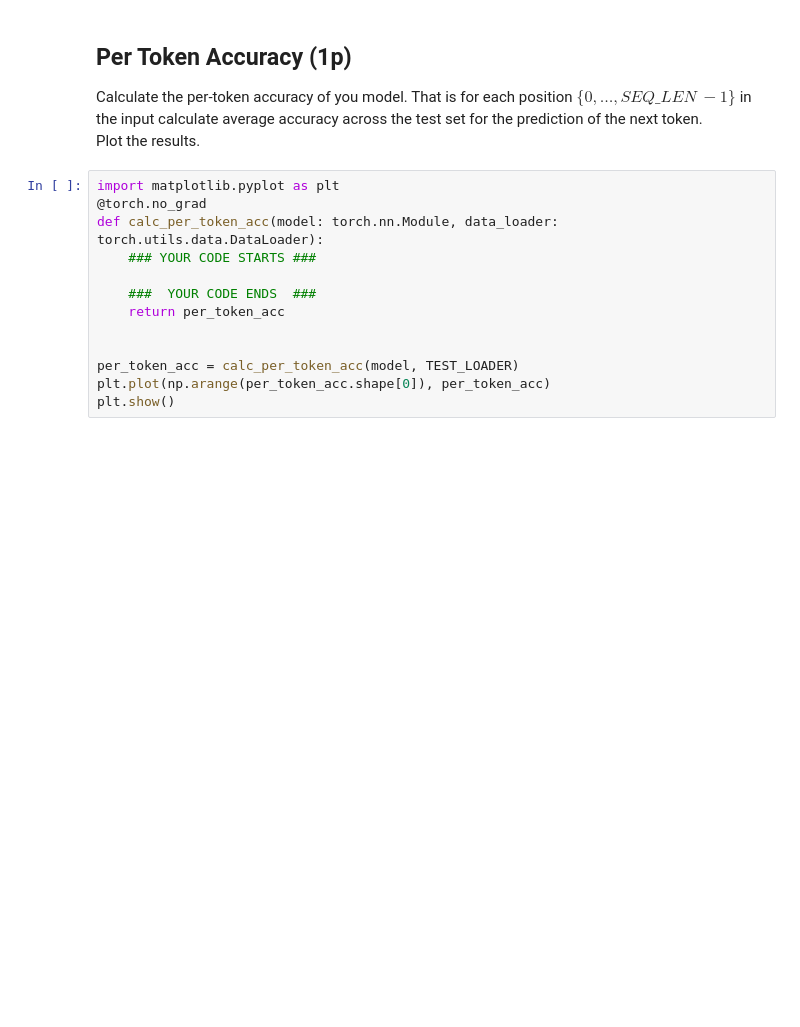
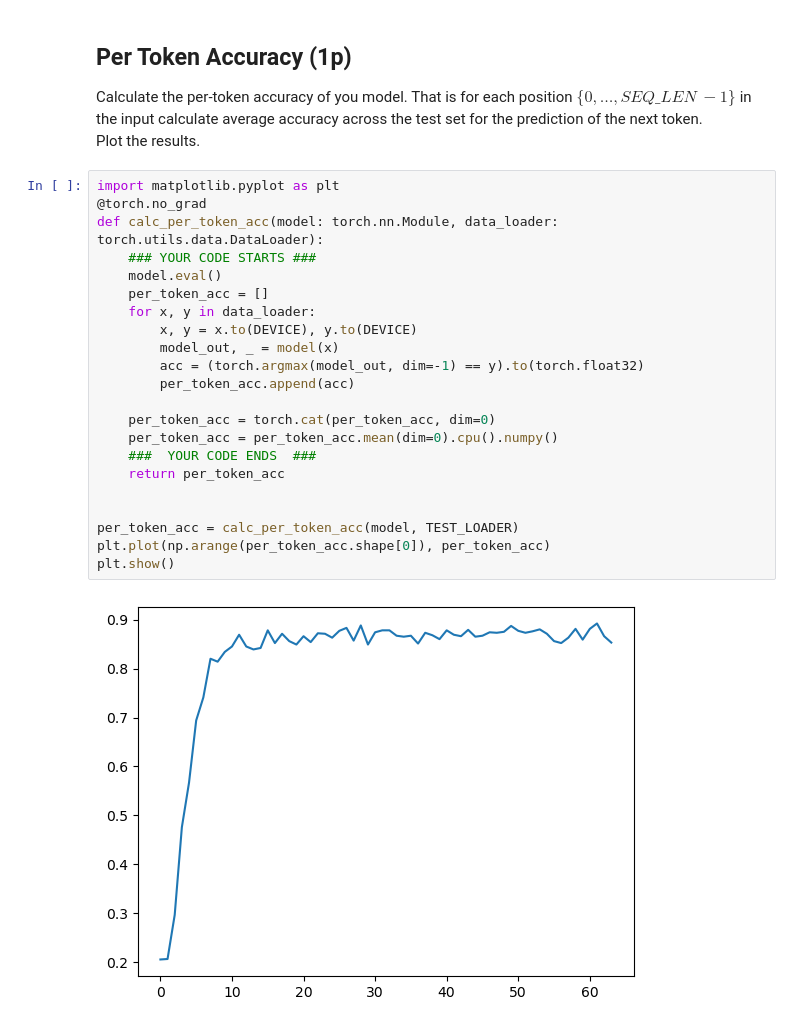
Before and after one commit to SzymonM213/dnn-task3, a Jupyter notebook: Kopia_notatnika_hw3_transformer_student.ipynb, the cells around one changed output. Drawn from its saved outputs; the diff is of its cells as text; blank space fills up the shorter version.

```diff
--- a/Kopia_notatnika_hw3_transformer_student.ipynb
+++ b/Kopia_notatnika_hw3_transformer_student.ipynb
@@ -1167,13 +1198,24 @@ Plot the results.
 # %%
 import matplotlib.pyplot as plt
 @torch.no_grad
 def calc_per_token_acc(model: torch.nn.Module, data_loader: torch.utils.data.DataLoader):
     ### YOUR CODE STARTS ###
+    model.eval()
+    per_token_acc = []
+    for x, y in data_loader:
+        x, y = x.to(DEVICE), y.to(DEVICE)
+        model_out, _ = model(x)
+        acc = (torch.argmax(model_out, dim=-1) == y).to(torch.float32)
+        per_token_acc.append(acc)
 
+    per_token_acc = torch.cat(per_token_acc, dim=0)
+    per_token_acc = per_token_acc.mean(dim=0).cpu().numpy()
     ###  YOUR CODE ENDS  ###
     return per_token_acc
 
 
 per_token_acc = calc_per_token_acc(model, TEST_LOADER)
 plt.plot(np.arange(per_token_acc.shape[0]), per_token_acc)
 plt.show()
+# %% [output]
+[figure, added]
```
Also changed, not shown: parts of 5 cells of this notebook.
